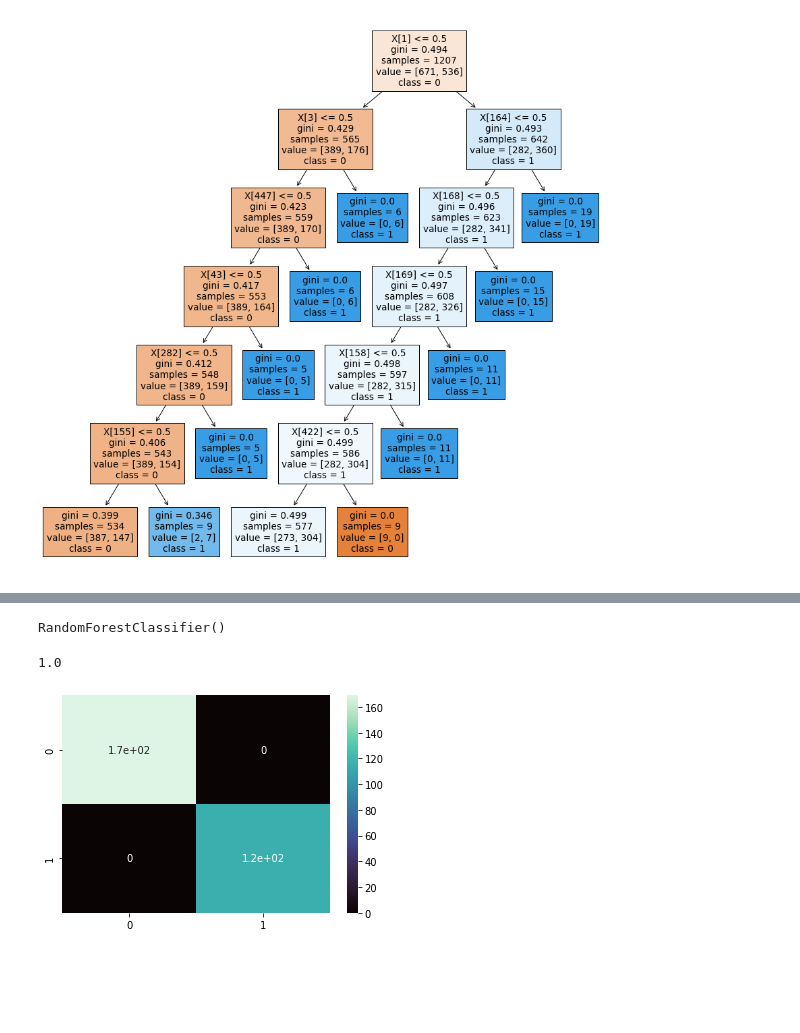
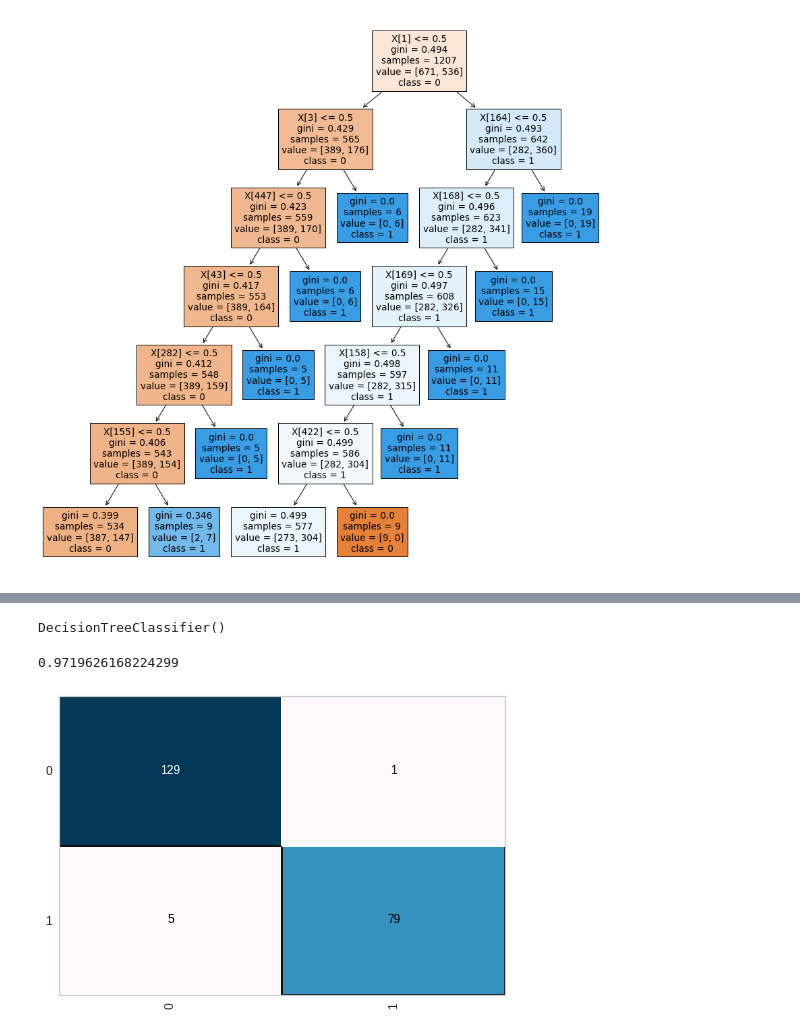
Before and after one commit to cantaruttim/Anemia, a Jupyter notebook: Untitled.ipynb, the cells around one changed output, grey strips where cells are left out. Drawn from its saved outputs; the diff is of its cells as text; code cells hidden in the pictures; blank space fills up the shorter version.

```diff
--- a/Untitled.ipynb
+++ b/Untitled.ipynb
@@ -520,9 +457,0 @@ sns.heatmap(confusion_matrix(predictions_logistica, y_test),
-# %%
-floresta = RandomForestClassifier()
-floresta.fit(X, y)
-# %% [output]
-RandomForestClassifier()
-# %%
-floresta.score(X, y)
-# %% [output]
-1.0
@@ -531,5 +458,16 @@ predictions_florest = floresta.predict(X_test)
-# %%
-sns.heatmap(confusion_matrix(predictions_florest, y_test),
-            annot= True, cmap="mako");
-# %% [output]
-[figure, removed]
+# %%
+arvore = DecisionTreeClassifier(criterion='gini')
+arvore.fit(X_treinamento_var, y_treinamento_var)
+# %% [output]
+DecisionTreeClassifier()
+# %%
+from sklearn.metrics import accuracy_score, confusion_matrix, classification_report
+from yellowbrick.classifier import ConfusionMatrix
+
+cm = ConfusionMatrix(arvore,
+                     cmap = 'PuBu')
+cm.fit(X_treinamento_var, y_treinamento_var)
+cm.score(X_teste_var, y_teste_var)
+# %% [output]
+0.9719626168224299
+[figure, added]
```
Also changed, not shown: parts of 20 cells of this notebook.
